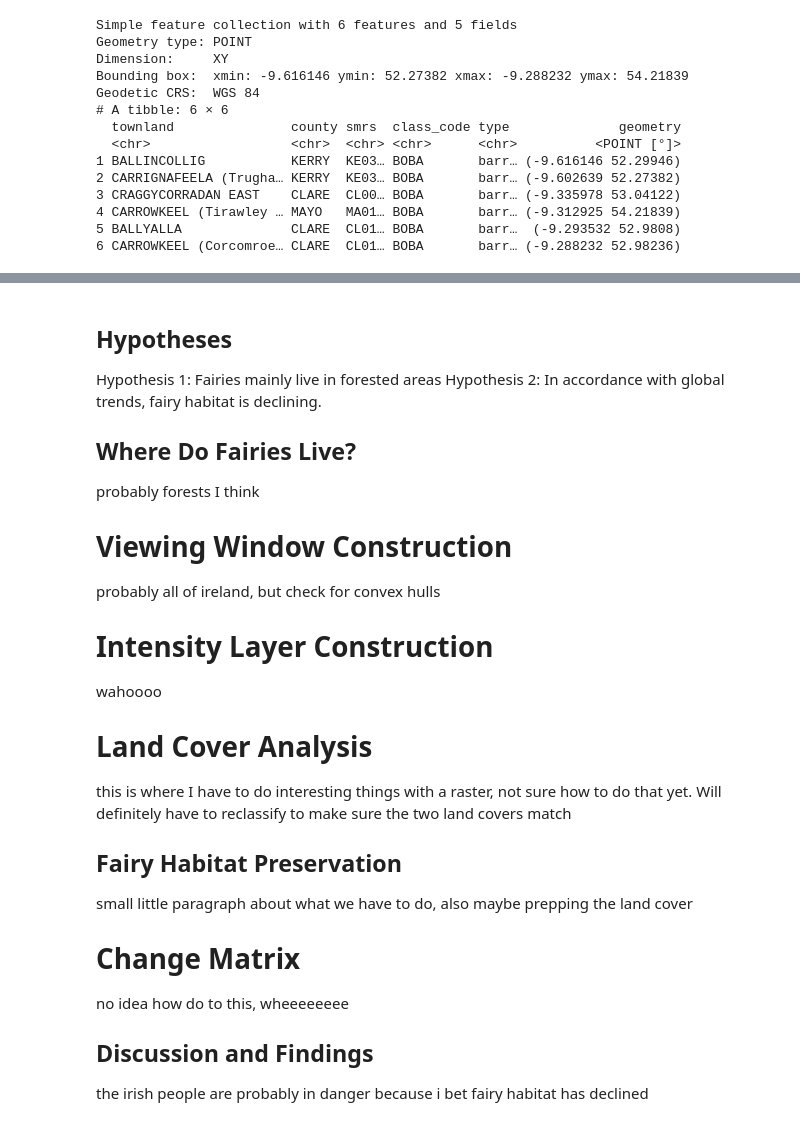
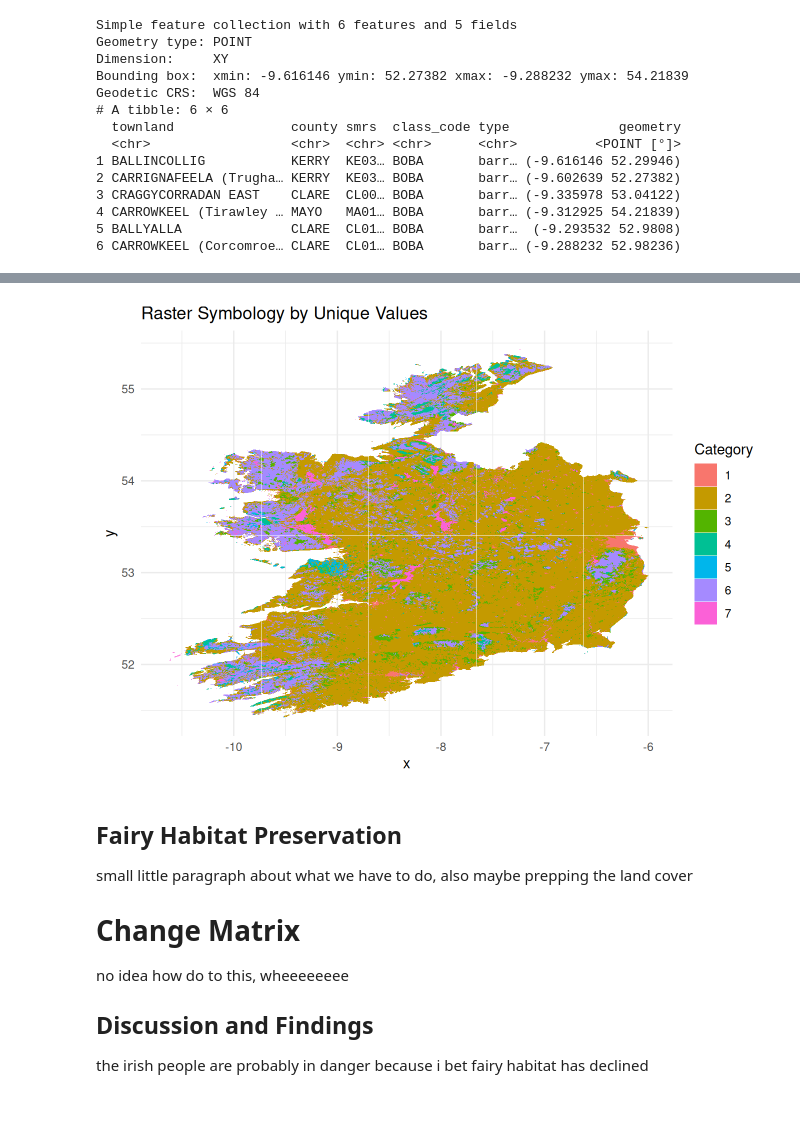
Before and after one commit to kyking077-svg/gis6750_final, a Jupyter notebook: _manuscript/index.embed.ipynb, the cells around one changed output, grey strips where cells are left out. Cells and saved outputs as stored; diff of their text form; code cells hidden in the pictures.

```diff
--- a/_manuscript/index.embed.ipynb
+++ b/_manuscript/index.embed.ipynb
@@ -59,24 +128,30 @@ Geodetic CRS:  WGS 84
+# %%
+rclmat <- matrix(c(1, 11, 1,
+                   11.999, 22, 2,
+                   22.999, 25, 3,
+                   25.999, 27, 4,
+                   27.999, 29, 3,
+                   29.999, 34, 5,
+                   34.999, 39, 6,
+                   39.999, 44, 7
+                   ), ncol=3, byrow=TRUE)
+
+rc_test_1990 <- classify(lc_1990, rclmat, include.lowest=TRUE)
+# %%
+rc_test_1990_df <- as.data.frame(rc_test_1990, xy=TRUE) |>
+  rename(value = U2000_CLC1990_V2020_20u1) # Rename the value column
+
+# Ensure the 'value' column is treated as a factor for discrete colors
+rc_test_1990_df$value <- factor(rc_test_1990_df$value)
+
+# Plot using ggplot2
+ggplot(data = rc_test_1990_df, aes(x = x, y = y, fill = value)) +
+  geom_tile() +
+  labs(title = "Raster Symbology by Unique Values", fill = "Category") +
+  theme_minimal()
+# %% [output]
+[figure, added]
 # %% [markdown]
-## Hypotheses
-
-Hypothesis 1: Fairies mainly live in forested areas Hypothesis 2: In accordance with global trends, fairy habitat is declining.
-
-## Where Do Fairies Live?
-
-probably forests I think
-
-# Viewing Window Construction
-
-probably all of ireland, but check for convex hulls
-
-# Intensity Layer Construction
-
-wahoooo
-
-# Land Cover Analysis
-
-this is where I have to do interesting things with a raster, not sure how to do that yet. Will definitely have to reclassify to make sure the two land covers match
-
 ## Fairy Habitat Preservation
 
 small little paragraph about what we have to do, also maybe prepping the land cover
```
Also changed, not shown: parts of 7 cells of this notebook, 22 other files.
